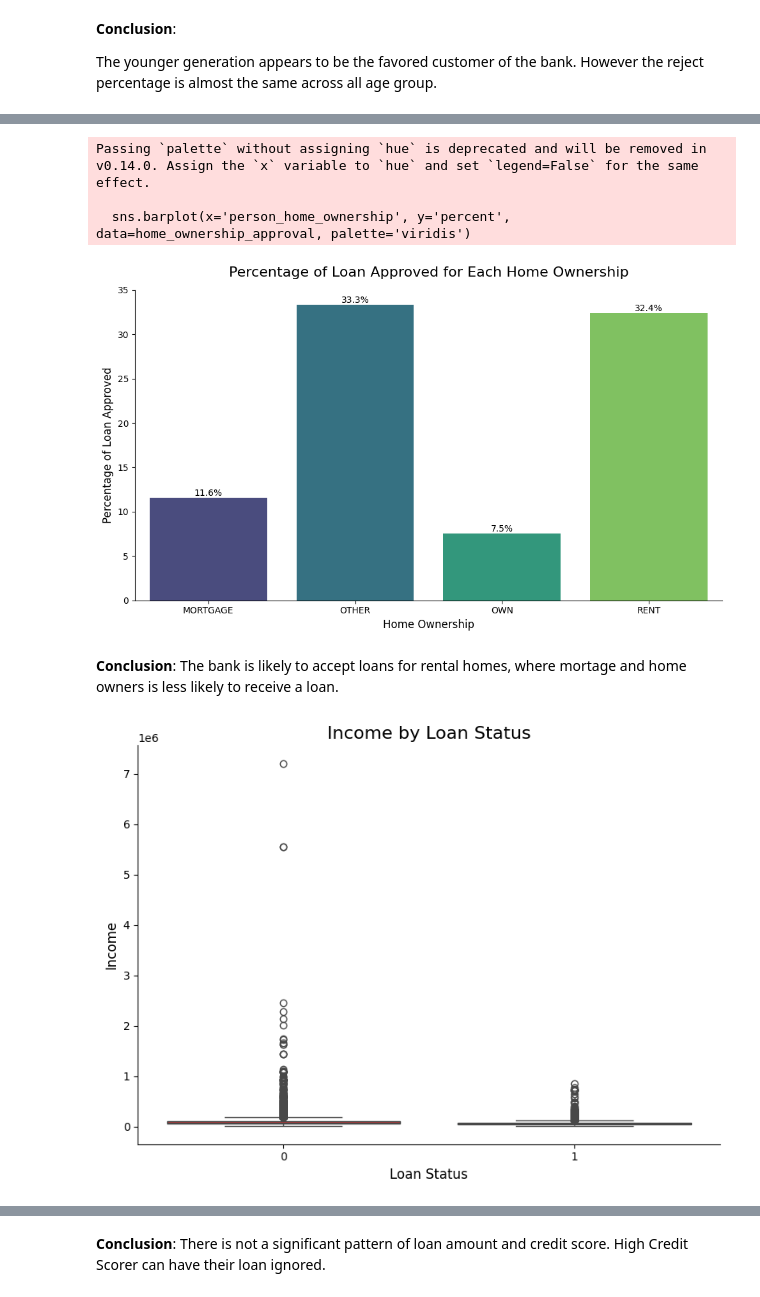
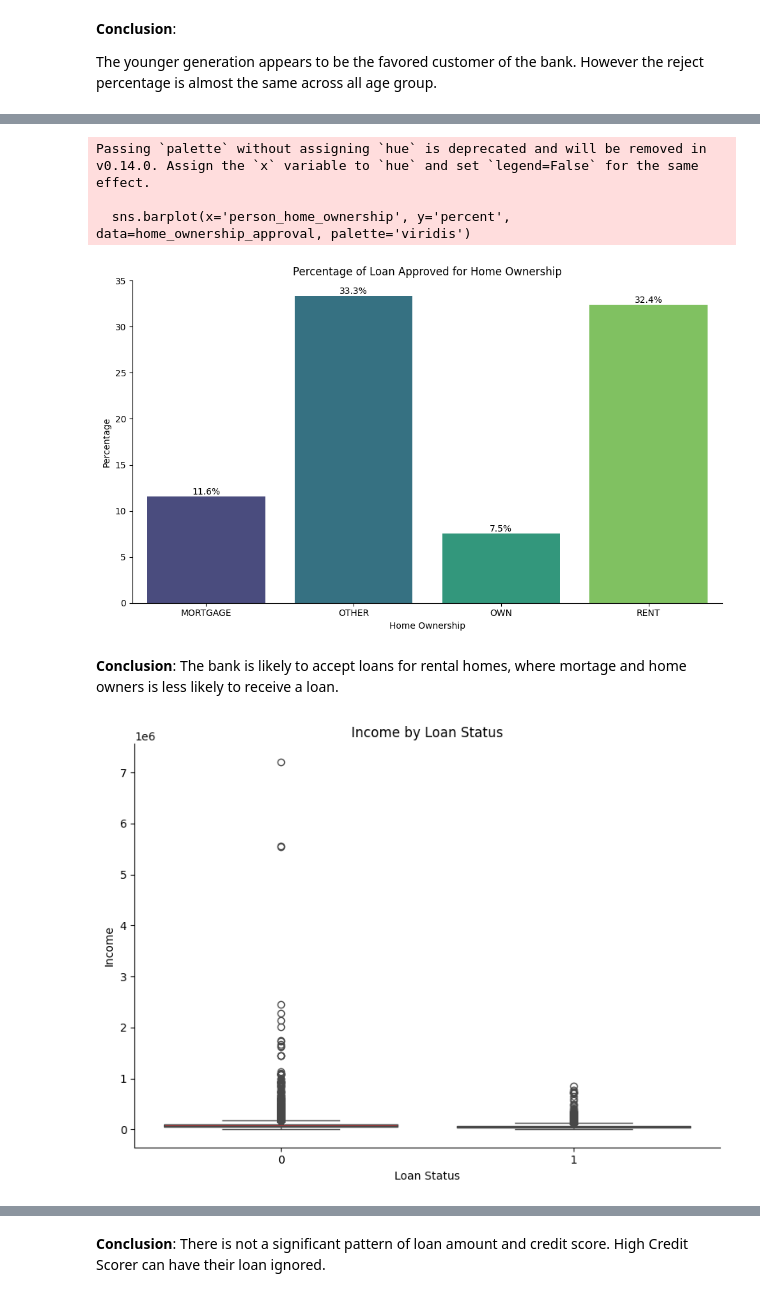
Before and after one commit to perryfalcon0410/Loan-Approval-Analysis, a Jupyter notebook: Loan_approval_analysis.ipynb, the cells around one changed output, grey strips where cells are left out. Saved outputs shown, nothing was run; the diff lists cells and outputs as text; code cells hidden in the pictures.

```diff
--- a/Loan_approval_analysis.ipynb
+++ b/Loan_approval_analysis.ipynb
@@ -361,11 +338,11 @@ for p in plt.gca().patches:
     percentage = '{:.1f}%'.format(p.get_height())
     x = p.get_x() + p.get_width() / 2
     y = p.get_height()
-    plt.gca().annotate(percentage, (x, y), ha='center', va='bottom', fontsize=10)
+    plt.gca().annotate(percentage, (x, y), ha='center', va='bottom')
 
-plt.title('Percentage of Loans Approved by Intent', fontsize=16, pad=15)
-plt.xlabel('Loan Intent', fontsize=12)
-plt.ylabel('Approval Percentage (%)', fontsize=12)
+plt.title('Percentage of Loans Approved by Intent')
+plt.xlabel('Loan Intent')
+plt.ylabel('Approval Percentage (%)')
 plt.tight_layout()
 sns.despine()
 
@@ -404,28 +379,28 @@ plt.show()
 # %%
 home_ownership_approval = df.groupby('person_home_ownership')['loan_status'].value_counts(normalize=True).mul(100).rename('percent').reset_index()
 home_ownership_approval = home_ownership_approval[home_ownership_approval['loan_status'] == 1]
 
 plt.figure(figsize=(10, 6))
 sns.barplot(x='person_home_ownership', y='percent', data=home_ownership_approval, palette='viridis')
 
 for i, p in enumerate(plt.gca().patches):
     percentage = '{:.1f}%'.format(p.get_height())
     x = p.get_x() + p.get_width() / 2
     y = p.get_height()
     plt.gca().annotate(percentage, (x, y), ha='center', va='bottom')
 
-plt.title('Percentage of Loan Approved for Each Home Ownership', fontsize=16, pad=15)
-plt.xlabel('Home Ownership', fontsize=12)
-plt.ylabel('Percentage of Loan Approved', fontsize=12)
+plt.title('Percentage of Loan Approved for Home Ownership')
+plt.xlabel('Home Ownership')
+plt.ylabel('Percentage')
 
 plt.tight_layout()
 sns.despine()
 plt.show()
 # %% [output]
 Passing `palette` without assigning `hue` is deprecated and will be removed in v0.14.0. Assign the `x` variable to `hue` and set `legend=False` for the same effect.
 
   sns.barplot(x='person_home_ownership', y='percent', data=home_ownership_approval, palette='viridis')
-[figure, old version]
+[figure, new version]
 # %% [markdown]
 **Conclusion**: The bank is likely to accept loans for rental homes, where mortage and home owners is less likely to receive a loan.
 # %%
@@ -438,15 +413,15 @@ sns.boxplot(
     palette="Set1",
     legend=False
 )
-plt.title("Income by Loan Status", fontsize=16)
-plt.xlabel("Loan Status", fontsize=12)
-plt.ylabel("Income", fontsize=12)
+plt.title("Income by Loan Status")
+plt.xlabel("Loan Status")
+plt.ylabel("Income")
 
 sns.despine()
 plt.tight_layout()
 plt.show()
 # %% [output]
-[figure, old version]
+[figure, new version]
 # %%
 loan_statuses = df['loan_status'].unique()
 
```
Also changed, not shown: parts of 25 cells of this notebook.
